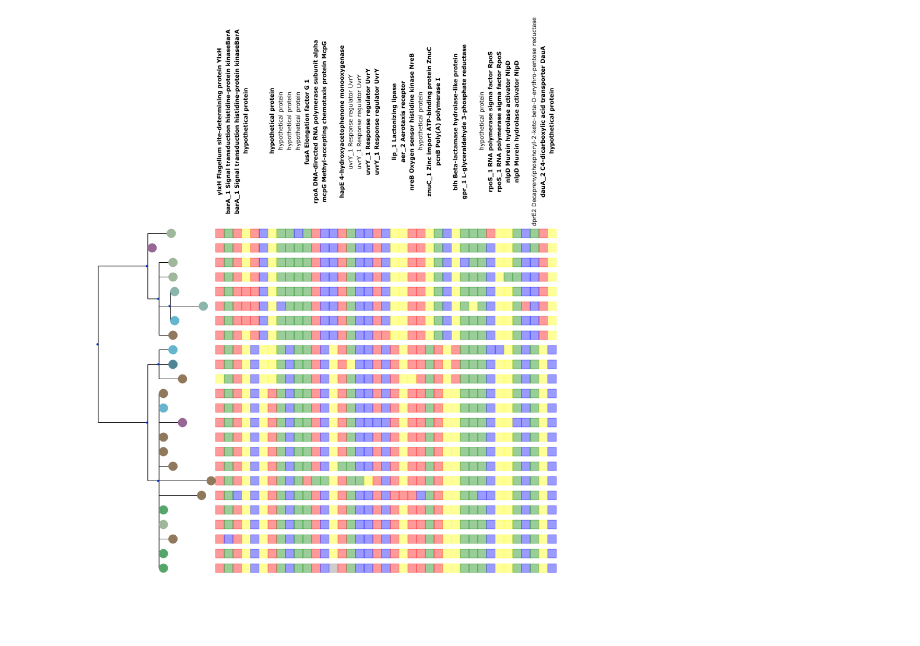
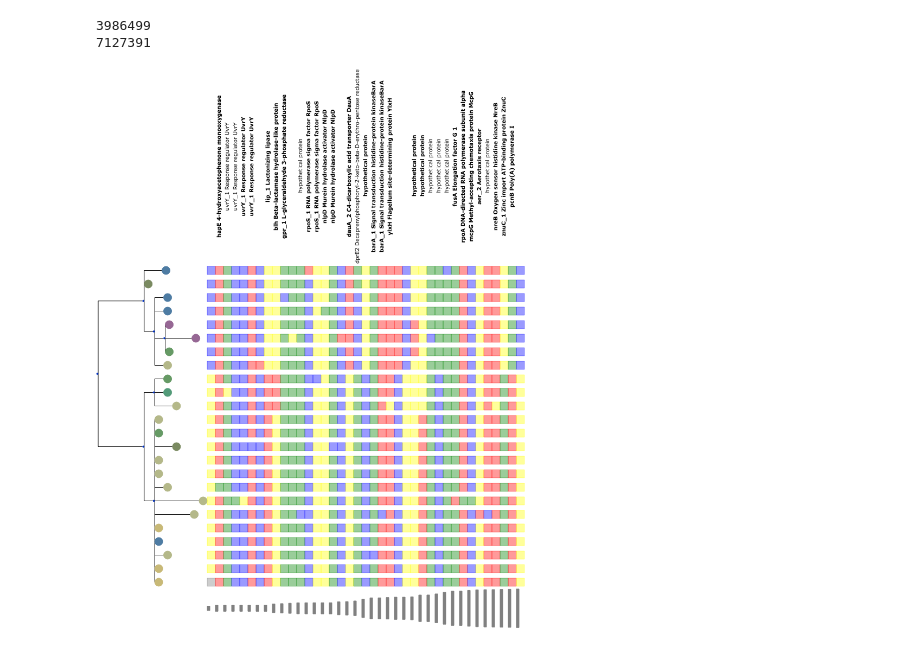
Before and after one commit to sjspence/pseudomonas, a Jupyter notebook: subTrees/2017-05-19_subgroupB.ipynb, the cells around one changed output. Drawn from its saved outputs; the diff is of its cells as text; code cells hidden in the pictures; blank space fills up the shorter version.

Commit message:
Edited to add contig position to visualization

```diff
--- a/subTrees/2017-05-19_subgroupB.ipynb
+++ b/subTrees/2017-05-19_subgroupB.ipynb
@@ -104,6 +105,22 @@ for f in os.listdir(refPath):
         node = f.split('_')[1]
         length = f.split('_')[3]
         contigs[node] = length
+
+def getTotalPos(contig, pos):
+    total = 0
+    for i in range(len(contigs)):
+        c = str(i+1)
+        if c == contig:
+            total += int(pos)
+            return total
+        else:
+            total += int(contigs[c])
+
+print(getTotalPos('10', '182981'))
+print(getTotalPos('36', '2080'))
+# %% [output]
+3986499
+7127391
 # %%
 def addWellNodes(tree):
     for leaf in tree:
@@ -128,10 +145,12 @@ def addLeafSNPs(coreTree, snpNewick, ts, i):
     #Open and edit snpTree
     snpTree = Tree(outNewick)
     addWellNodes(snpTree)
+    ####
     #Identify gene changes at this location
     contig = snpNewick.split('_')[1]
     pos = snpNewick.split('_')[2].replace('.nhx', '')
     gene, protein, ns = getAnnotation(contig, pos)
+    ####
     #Get input SNPs
     leafDict = {}
     for leaf in snpTree:
@@ -146,6 +165,7 @@ def addLeafSNPs(coreTree, snpNewick, ts, i):
             leafDict[leafName] = 'red'
         else:
             leafDict[leafName] = 'grey'
+    ####
     #Add face column to tree
     for leaf in coreTree:
         leafName = leaf.name.split('--')[0]
@@ -154,6 +174,7 @@ def addLeafSNPs(coreTree, snpNewick, ts, i):
         c = RectFace(15, 15, snpColor, snpColor)
         c.opacity = 0.4
         leaf.add_face(c, i, position='aligned')
+    ####
     #Set TreeStyle so that gene name appears above
     t = faces.TextFace(gene + ' ' + protein)
     t.rotation = 270
@@ -163,32 +184,43 @@ def addLeafSNPs(coreTree, snpNewick, ts, i):
         ts.aligned_header.add_face(t, i)
     else:
         ts.aligned_header.add_face(t, i)
+    ####
+    #Set footer style so chart with genome position appears below
+    length = getTotalPos(contig, pos) * 0.00001
+    f = faces.RectFace(5, length, 'grey', 'grey')
+    ts.aligned_foot.add_face(f, i)
+    #ProfileFace
+    #BarChartFace
+    #SequencePlotFace
     return coreTree, ts
 # %%
 tree = Tree(outNewick)
 addWellNodes(tree)
 ts = TreeStyle()
 ts.branch_vertical_margin = 10
 ts.allow_face_overlap = False
 ts.show_scale = False
 ts.show_leaf_name = False
 i = 0
 
 #Reroot at midpoint
 outgroup = tree.get_midpoint_outgroup()
 tree.set_outgroup(outgroup)
 
-for f in os.listdir(oldPath):
-    if '.tree' in f:
-        outTree = newPath + f
-        editNexus(oldPath + f, outTree)
-        outNewick = outTree.replace('.tree', '.nhx')
-        Phylo.convert(outTree, 'nexus', outNewick, 'newick')
-        tree, ts = addLeafSNPs(tree, outNewick, ts, i)
-        i += 1
-#t = faces.TextFace('Footer')
-#ts.aligned_foot.add_face(t, 0)
+with open(snpFile, 'r') as snps:
+    for line in snps:
+        if 'Contig' not in line:
+            contig = line.strip().split(',')[0]
+            pos = line.strip().split(',')[1]
+            treeName = '1_' + contig + '_' + pos + '.tree'
+            outTree = newPath + treeName
+            editNexus(oldPath + treeName, outTree)
+            outNewick = outTree.replace('.tree', '.nhx')
+            Phylo.convert(outTree, 'nexus', outNewick, 'newick')
+            tree, ts = addLeafSNPs(tree, outNewick, ts, i)
+            i += 1
+
 tree.render("%%inline", tree_style=ts)
 # %% [output]
-[figure, old version]
+[figure, new version]
 # %%
```
Also changed, not shown: parts of 4 cells of this notebook.
